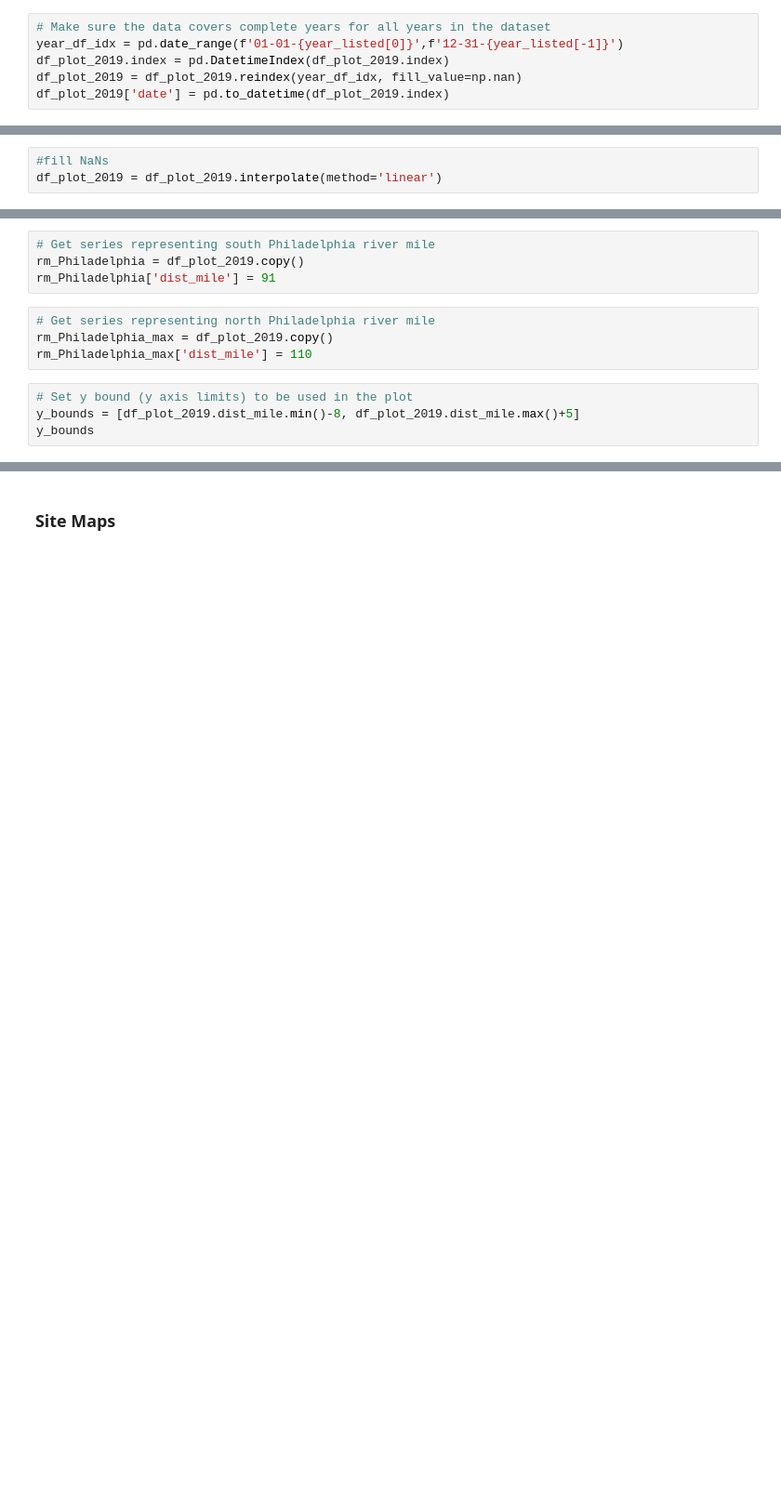
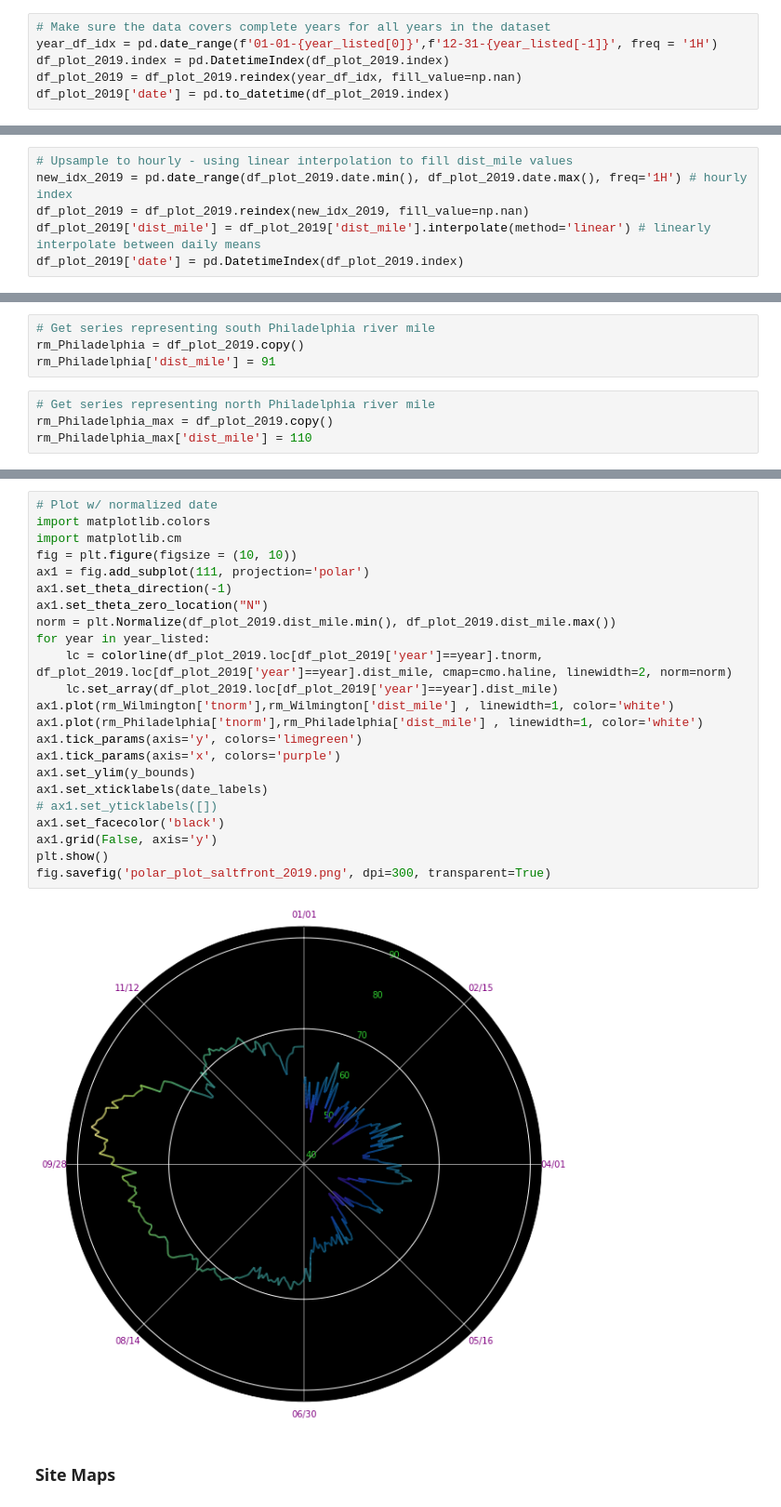
Before and after one commit to DOI-USGS/chart-challenge-22, a Jupyter notebook: 21_down_updwards_tthompson/src/Chart_Challenge_Final.ipynb, the cells around one changed output, grey strips where cells are left out. Shown: that part at 93% size. Drawn from its saved outputs; the diff is of its cells as text; blank space fills up the shorter version.

```diff
--- a/21_down_updwards_tthompson/src/Chart_Challenge_Final.ipynb
+++ b/21_down_updwards_tthompson/src/Chart_Challenge_Final.ipynb
@@ -147,7 +179,7 @@ year_listed
 array([2019], dtype=int64)
 # %%
 # Make sure the data covers complete years for all years in the dataset
-year_df_idx = pd.date_range(f'01-01-{year_listed[0]}',f'12-31-{year_listed[-1]}')
+year_df_idx = pd.date_range(f'01-01-{year_listed[0]}',f'12-31-{year_listed[-1]}', freq = '1H')
 df_plot_2019.index = pd.DatetimeIndex(df_plot_2019.index)
 df_plot_2019 = df_plot_2019.reindex(year_df_idx, fill_value=np.nan)
 df_plot_2019['date'] = pd.to_datetime(df_plot_2019.index)
@@ -154,3 +188,9 @@ df_plot_2019['date'] = pd.to_datetime(df_plot_2019.index)
+# %%
+# Upsample to hourly - using linear interpolation to fill dist_mile values
+new_idx_2019 = pd.date_range(df_plot_2019.date.min(), df_plot_2019.date.max(), freq='1H') # hourly index
+df_plot_2019 = df_plot_2019.reindex(new_idx_2019, fill_value=np.nan)
+df_plot_2019['dist_mile'] = df_plot_2019['dist_mile'].interpolate(method='linear') # linearly interpolate between daily means
+df_plot_2019['date'] = pd.DatetimeIndex(df_plot_2019.index)
 # %%
 # Add time-related columns
 df_plot_2019['year'] = df_plot_2019.date.dt.year # Add column for year
@@ -166,9 +206,6 @@ for year in year_listed:
     df_plot_2019.loc[df_plot_2019['year']==year, 'tnorm'] = (year_df['mdate']-year_df['mdate'].min())/(year_df['mdate'].max()-year_df['mdate'].min())*2.*np.pi
     # normalize DOY for that year to circle (2pi radians)
     df_plot_2019.loc[df_plot_2019['year']==year, 'doy_norm'] = (year_df['doy']-year_df['doy'].min())/(year_df['doy'].max()-year_df['doy'].min())*2.*np.pi
-# %%
-#fill NaNs
-df_plot_2019 = df_plot_2019.interpolate(method='linear')
 # %%
 # Use an arbitrary year to get a set of dates for labeling at 8 places around polar chart
 # dates_df = pd.DataFrame({'date':pd.date_range(start='2019-01-01', end='2019-12-31')})
@@ -191,7 +228,3 @@ rm_Philadelphia['dist_mile'] = 91
 # Get series representing north Philadelphia river mile
 rm_Philadelphia_max = df_plot_2019.copy()
 rm_Philadelphia_max['dist_mile'] = 110
-# %%
-# Set y bound (y axis limits) to be used in the plot
-y_bounds = [df_plot_2019.dist_mile.min()-8, df_plot_2019.dist_mile.max()+5]
-y_bounds
@@ -236,3 +233,28 @@ plt.savefig('polar_plot_saltfront_2019.png')
+# %%
+# Plot w/ normalized date
+import matplotlib.colors
+import matplotlib.cm
+fig = plt.figure(figsize = (10, 10))
+ax1 = fig.add_subplot(111, projection='polar')
+ax1.set_theta_direction(-1)
+ax1.set_theta_zero_location("N")
+norm = plt.Normalize(df_plot_2019.dist_mile.min(), df_plot_2019.dist_mile.max())
+for year in year_listed:
+    lc = colorline(df_plot_2019.loc[df_plot_2019['year']==year].tnorm, df_plot_2019.loc[df_plot_2019['year']==year].dist_mile, cmap=cmo.haline, linewidth=2, norm=norm)
+    lc.set_array(df_plot_2019.loc[df_plot_2019['year']==year].dist_mile)
+ax1.plot(rm_Wilmington['tnorm'],rm_Wilmington['dist_mile'] , linewidth=1, color='white')
+ax1.plot(rm_Philadelphia['tnorm'],rm_Philadelphia['dist_mile'] , linewidth=1, color='white')
+ax1.tick_params(axis='y', colors='limegreen')
+ax1.tick_params(axis='x', colors='purple')
+ax1.set_ylim(y_bounds)
+ax1.set_xticklabels(date_labels)
+# ax1.set_yticklabels([])
+ax1.set_facecolor('black')
+ax1.grid(False, axis='y')
+plt.show()
+fig.savefig('polar_plot_saltfront_2019.png', dpi=300, transparent=True)
+# %% [output]
+[figure, added]
 # %% [markdown]
 ### Site Maps
 # %%
```
Also changed, not shown: parts of 22 cells of this notebook, 4 other files.
